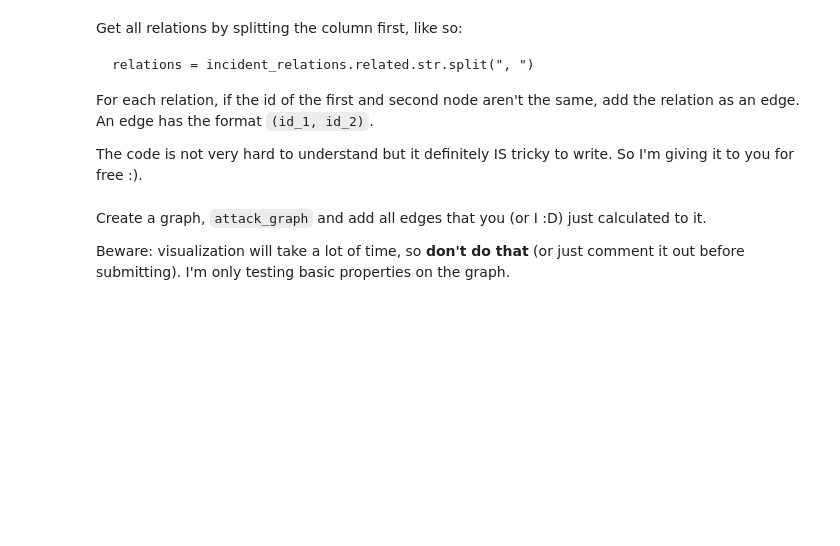
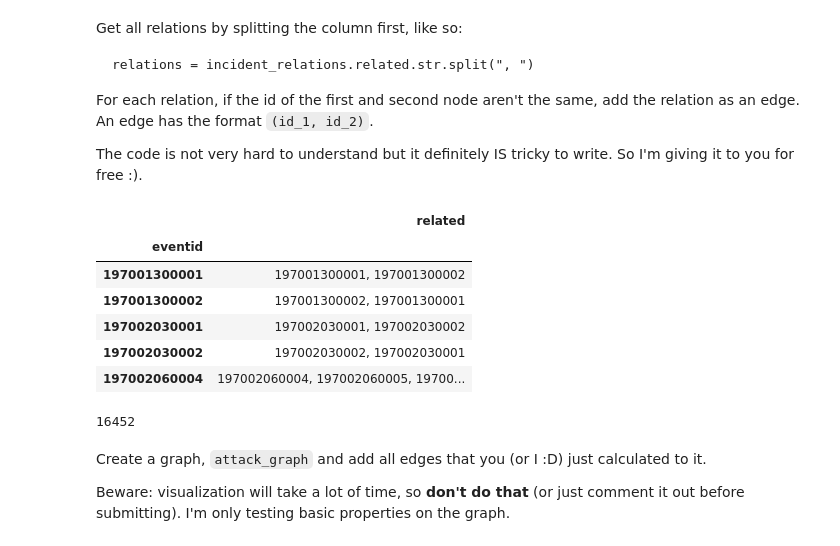
Before and after one commit to viraco4a/SoftUni, a Jupyter notebook: DataScience/05. Working-with-Spatial-Data-and-Network-Analysis-Ex/Spatial Data and Networks Lab.ipynb, the cells around one changed output. Saved outputs shown, nothing was run; the diff lists cells and outputs as text; code cells hidden in the pictures; blank space fills up the shorter version.

```diff
--- a/DataScience/05. Working-with-Spatial-Data-and-Network-Analysis-Ex/Spatial Data and Networks Lab.ipynb
+++ b/DataScience/05. Working-with-Spatial-Data-and-Network-Analysis-Ex/Spatial Data and Networks Lab.ipynb
@@ -196,10 +283,8 @@ assert_is_not_none(y)
 Redraw the map above. This time, filter out the attacks which are part of a series (this is contained in the column `multiple`). Show them on the map with an orange color.
 # %%
 # Note: This is not autograded
-single_attacks = None
-multiple_attacks = None
-# YOUR CODE HERE
-raise NotImplementedError()
+single_attacks = terrorism_data.loc[~(terrorism_data['multiple'])]
+multiple_attacks = terrorism_data.loc[(terrorism_data['multiple'])]
 # %%
 plt.figure(figsize = (12, 10))
 m = Basemap(projection = "merc", llcrnrlat = -73, llcrnrlon = -180, urcrnrlat = 80, urcrnrlon = 180)
@@ -298,3 +408,5 @@ raise NotImplementedError()
+# %%
+incident_relations = multiple_attacks[["related"]].dropna()
 # %%
 assert_equal(incident_relations.shape, (22840, 1))
 # %% [markdown]
@@ -306,6 +418,16 @@ relations = incident_relations.related.str.split(", ")
 For each relation, if the id of the first and second node aren't the same, add the relation as an edge. An edge has the format `(id_1, id_2)`.
 
 The code is not very hard to understand but it definitely IS tricky to write. So I'm giving it to you for free :).
+# %%
+incident_relations.head()
+# %% [output]
+|  | related |
+| eventid |  |
+| 197001300001 | 197001300001, 197001300002 |
+| 197001300002 | 197001300002, 197001300001 |
+| 197002030001 | 197002030001, 197002030002 |
+| 197002030002 | 197002030002, 197002030001 |
+| 197002060004 | 197002060004, 197002060005, 19700... |
 # %%
 edges = set()
 
@@ -324,6 +446,8 @@ for index, related in relations.iteritems():
                 current_index, current_related = current_related, current_index
             edges.add((current_index, current_related))
 print(len(edges))
+# %% [output]
+16452
 # %% [markdown]
 Create a graph, `attack_graph` and add all edges that you (or I :D) just calculated to it.
 
```
Also changed, not shown: parts of 28 cells of this notebook.
